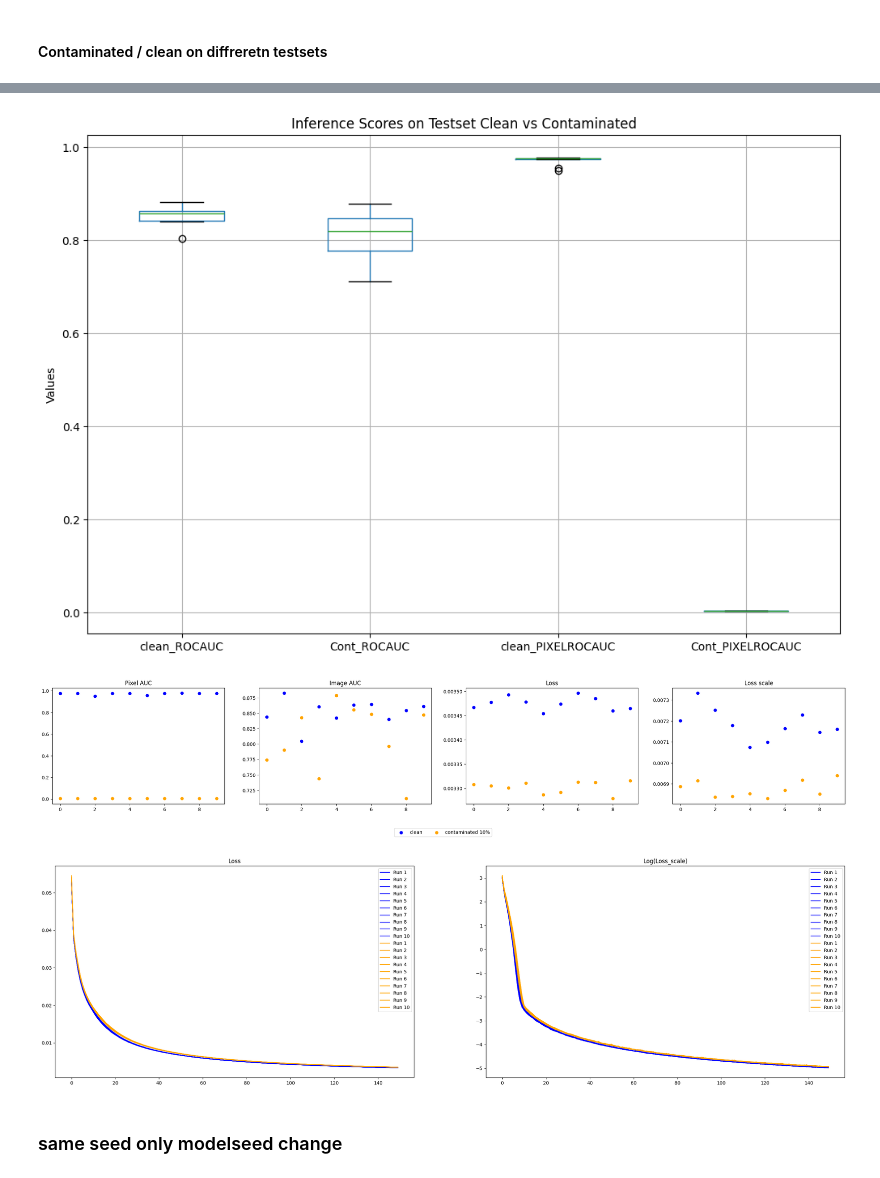
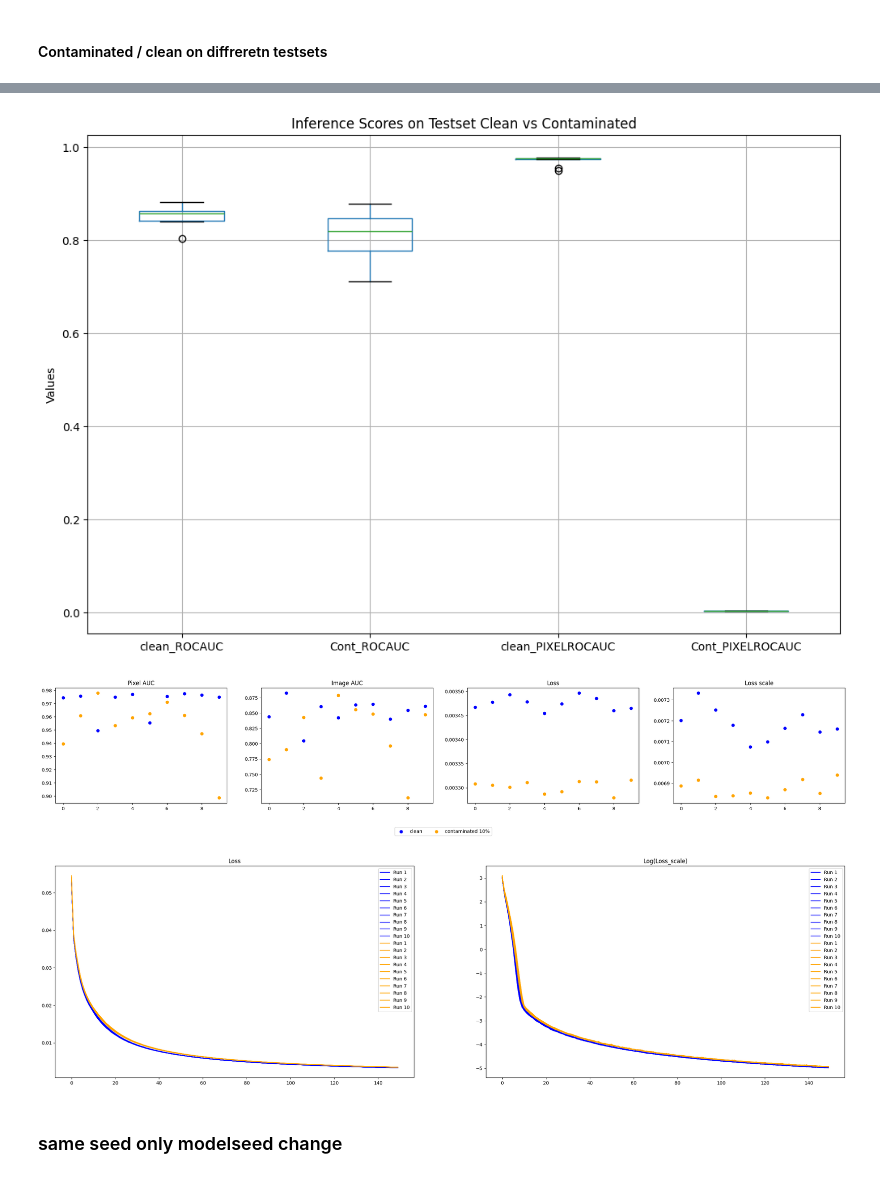
Before and after one commit to buehlpa/UTRAD, a Jupyter notebook: inspect_training_val_mvtec.ipynb, the cells around one changed output, grey strips where cells are left out. Saved outputs shown, nothing was run; the diff lists cells and outputs as text; code cells hidden in the pictures.

```diff
--- a/inspect_training_val_mvtec.ipynb
+++ b/inspect_training_val_mvtec.ipynb
@@ -142,7 +142,7 @@ plt.show()
 fig, axes = plt.subplots(1, 4, figsize=(30, 5))
 
 sc1 = axes[0].scatter(np.arange(10), lastrow_clean['pixel_AUC'], label='clean',color='blue')
-sc2 = axes[0].scatter(np.arange(10), lastrow_cont['Loss'], label='contaminated 10%',color='orange')
+sc2 = axes[0].scatter(np.arange(10), lastrow_cont['pixel_AUC'], label='contaminated 10%',color='orange')
 axes[0].set_title('Pixel AUC')
 
 sc3 = axes[1].scatter(np.arange(10), lastrow_clean['image_AUC'], label='clean',color='blue')
@@ -172,34 +172,34 @@ for i, path in enumerate(filepaths_cont_100):
     axes[0].plot(np.arange(len(df)), df['Loss'], label=f'Run {i + 1}', color='blue')
 
 for i, path in enumerate(filepaths_cont_cleaned):
     resdict = read_training_scores(path)
     df = pd.DataFrame(resdict)
     axes[0].plot(np.arange(len(df)), df['Loss'], label=f'Run {i + 1}', color='orange')
 
 axes[0].set_title('Loss')
 axes[0].legend(loc='upper right')
 
 # Second subplot for log(Loss_scale)
 for i, path in enumerate(filepaths_cont_100):
     resdict = read_training_scores(path)
     df = pd.DataFrame(resdict)
     axes[1].plot(np.arange(len(df)), np.log(df['Loss_scale']), label=f'Run {i + 1}', color='blue')
 
 for i, path in enumerate(filepaths_cont_cleaned):
     resdict = read_training_scores(path)
     df = pd.DataFrame(resdict)
     axes[1].plot(np.arange(len(df)), np.log(df['Loss_scale']), label=f'Run {i + 1}', color='orange')
 
 axes[1].set_title('Log(Loss_scale)')
 axes[1].legend(loc='upper right')
 
 plt.subplots_adjust(bottom=0.1)
 plt.show()
 # %% [output]
 [figure]
 [figure]
 [figure]
-[figure, old version]
+[figure, new version]
 [figure]
 # %% [markdown]
 ### same seed only modelseed change
```
Also changed, not shown: parts of 3 cells of this notebook, 6 other files.
